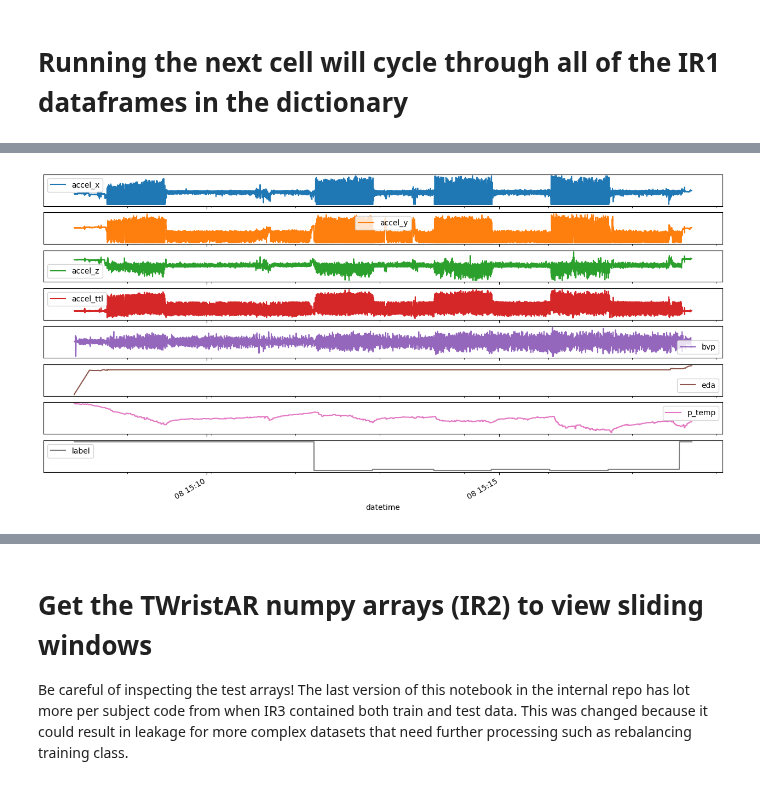
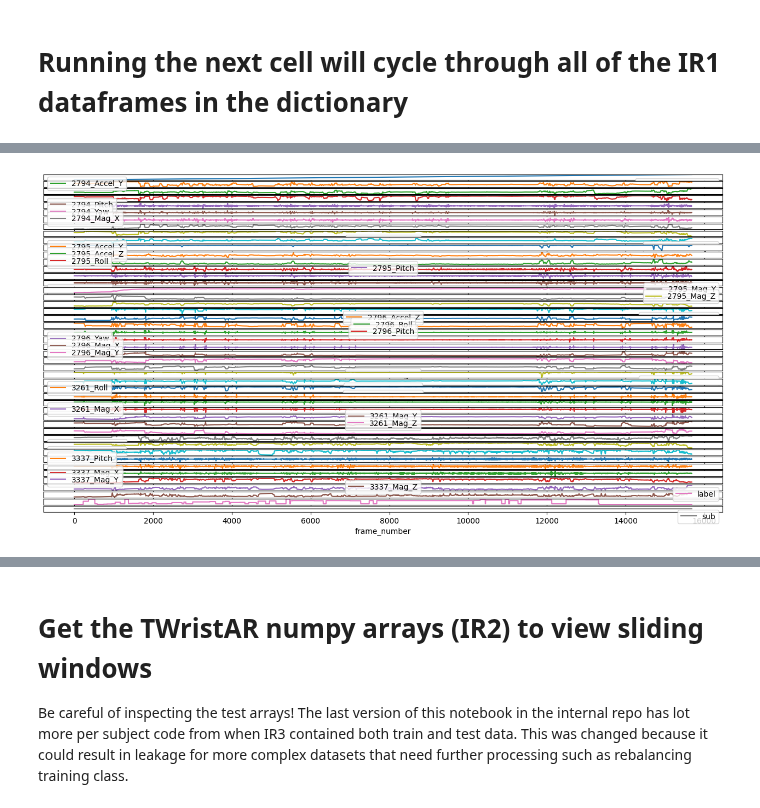
Before and after one commit to imics-lab/load_data_time_series, a Jupyter notebook: ts_visualize_ir.ipynb, the cells around one changed output, grey strips where cells are left out. Saved outputs shown, nothing was run; the diff lists cells and outputs as text; code cells hidden in the pictures.

Commit message:
fixed label_dict not found error

```diff
--- a/ts_visualize_ir.ipynb
+++ b/ts_visualize_ir.ipynb
@@ -55,7 +55,7 @@ Downloading load_data_transforms.py from IMICS git repo
 Downloading load_data_utils.py from IMICS git repo
 # %%
 #@title Select Dataset
-dataset = "TWristAR" #@param ["TWristAR","TWristAR Free-Form","Gesture Phase Segmentation","PSG-Audio", "CMU Motion Capture Brownie"]
+dataset = "CMU Motion Capture Brownie" #@param ["TWristAR","TWristAR Free-Form","Gesture Phase Segmentation","PSG-Audio", "CMU Motion Capture Brownie"]
 # %% [markdown]
 # Get the dataset loaders to grab a dictionary of IR1 formatted data
 # %%
@@ -113,8 +113,8 @@ elif dataset == "CMU Motion Capture Brownie":
     except:
         get_py_file(fname = 'cmu_mocap_load_dataset.py', url = 'https://raw.githubusercontent.com/imics-lab/load_data_time_series/main/ADL/CMU-kitchen/cmu_mocap_load_dataset.py')
         import cmu_mocap_load_dataset as cmu
-    ir1_dict = cmu.get_cmu_mocap_ir1_dict()
-    #label_dict = cmu.label_map_cmu
+    ir1_dict = cmu.get_cmu_mocap_ir1_dict(incl_frame_num = True)
+    label_dict = cmu.label_map_cmu
 else:
     print("Error",dataset,"not found")
 key_list = list(ir1_dict) # ir1_dict.keys() returns a dict_keys type
@@ -136,6 +148,10 @@ dur = str(my_df.index[-1]-my_df.index[0])
 hhmmss_dur = dur.split('.')[0].split(' ')[-1]
 print(" Duration", hhmmss_dur)
 
+# special processing for CMU - not sure why plotting is so slow
+if dataset == "CMU Motion Capture Brownie":
+    my_df.index = my_df['frame_number'] # too slow to use datetime index
+
 # convert dataframe categorical strings to ints per label mapping dict (so they can be plotted and take less room)
 my_df = xform.assign_ints_ir1_labels(my_df, label_mapping_dict = label_dict)
 my_df.plot(subplots=True, figsize=(16, 8), yticks=[])
@@ -148 +164 @@ my_key = (my_key + 1) % len(key_list)
-[figure, old version]
+[figure, new version]
```
Also changed, not shown: parts of 7 cells of this notebook.
